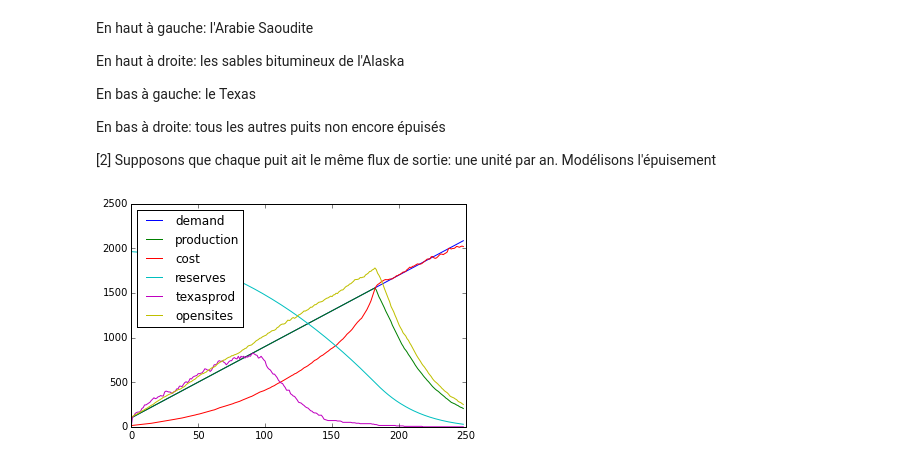
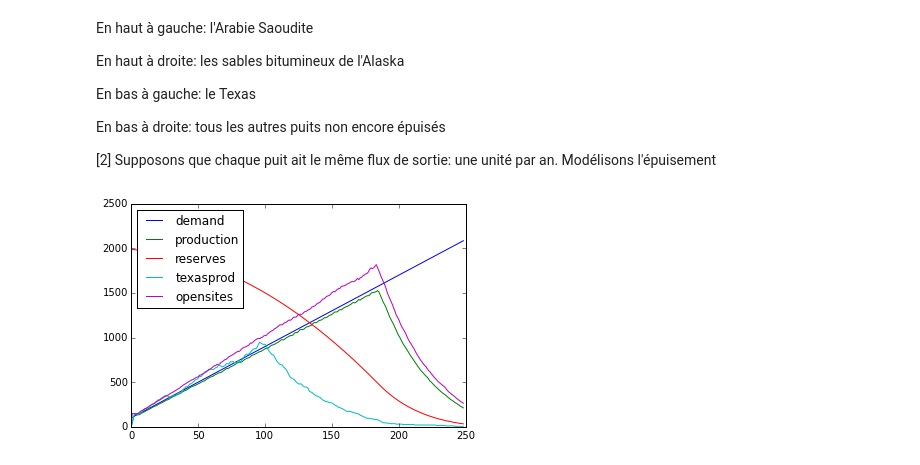
Before and after one commit to yquemener/Economy-scratchpad, a Jupyter notebook: Peak oil.ipynb, the cells around one changed output. Saved outputs shown, nothing was run; the diff lists cells and outputs as text; code cells hidden in the pictures.

```diff
--- a/Peak oil.ipynb
+++ b/Peak oil.ipynb
@@ -17,7 +17,8 @@ initdeposits = list()
 for i in range(5000):
     qte = abs(random.gauss(0,50))
     price = abs(random.gauss(0,100))
-    initdeposits.append([qte, price])
+    prod = 0
+    initdeposits.append([qte, price, prod])
 
 plt.plot([d[1] for d in initdeposits], [d[0] for d in initdeposits], '.')
 plt.xlabel('Cost')
@@ -51,6 +52,7 @@ currentindex = 0
 data=list()
 reserves = sum([s[0] for s in deposits])
 declinetime=15
+risingprod=0.5
 normalprod=1.0
 declineprod=0.5
 
@@ -65,38 +67,41 @@ for i in range(0,250):
     depleted=list()
     for site in opensites:
         if site[0]>declinetime*declineprod:
-            prod=normalprod
+            site[2]=min(normalprod, site[2]+risingprod)
         else:
-            prod=declineprod
+            site[2]=declineprod
+        prod=site[2]
         site[0]-=prod
         reserves-=prod
         currentcost+=site[1]
         currentproduction+=prod
-        if len(site)>2:
+        if len(site)>3:
             texasprod += prod
         if site[0]<=0:
             depleted.append(site)
     for s in depleted:
         opensites.remove(s)
-    while currentproduction<demand and currentindex<len(deposits):
+    expectedprod=currentproduction
+    while expectedprod<demand and currentindex<len(deposits):
         opensites.append(deposits[currentindex])
-        currentproduction += 1
+        expectedprod += 1.0
         currentcost += deposits[currentindex][1]
+        deposits[currentindex][2]=0.1
         currentindex += 1
     inprodtexas=0
     for s in opensites:
-        if len(opensites)>2:
+        if len(opensites)>3:
             inprodtexas+=1
     data.append([demand, currentproduction, currentcost/(float(currentproduction)+0.1), reserves, texasprod, len(opensites)])
 
 rangemin=0
 rangemax=-1
 plt.plot([d[0] for d in data[rangemin:rangemax]], label="demand")
 plt.plot([d[1] for d in data[rangemin:rangemax]], label="production")
-plt.plot([d[2]*10 for d in data[rangemin:rangemax]], label="cost")
+#plt.plot([d[2]*10 for d in data[rangemin:rangemax]], label="cost")
 plt.plot([d[3]/100.0 for d in data[rangemin:rangemax]], label="reserves")
 plt.plot([d[4]*10.0 for d in data[rangemin:rangemax]], label="texasprod")
 plt.plot([d[5] for d in data[rangemin:rangemax]], label="opensites")
 plt.legend(loc='upper left');
 # %% [output]
-[figure, old version]
+[figure, new version]
```
Also changed, not shown: parts of 1 cell of this notebook, 1 other file.
